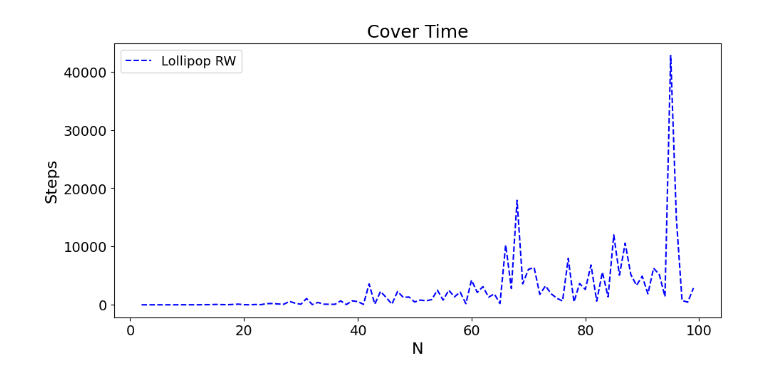
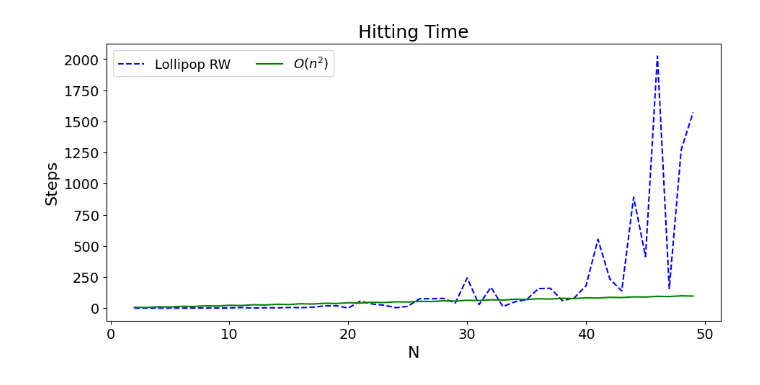
Before and after one commit to JaimePSantos/DynamicRandomWalks, a Jupyter notebook: HT-Static_Lollipop.ipynb, the cells around one changed output. Saved outputs shown, nothing was run; the diff lists cells and outputs as text; code cells hidden in the pictures.

```diff
--- a/HT-Static_Lollipop.ipynb
+++ b/HT-Static_Lollipop.ipynb
@@ -63,13 +63,20 @@ def estimate_hitting_time(m_values, n_values, start_vertex, end_vertex, num_simu
         hitting_times.append(average_hitting_time)
 
     return hitting_times
+
+def theoretical_hitting_time(n):
+    hitting_times = []
+    for i in n:
+        hitting_times.append(i^3)
+
+    return hitting_times
 # %%
-m_range = range(2, 100)
+m_range = range(2, 50)
 # m = 20
-n_range = range(2, 100)
+n_range = range(2, 50)
 # n = 20
 sum_range = []
-samples = 100
+samples = 300
 
 sum_range = list(map(lambda x, y: x + y, m_range, n_range))
 
@@ -82,10 +89,13 @@ print(f'Looking for: \n-----> {hitting_times_file}')
 
 if os.path.exists(hitting_times_file):
     hitting_times = load_list_from_file(hitting_times_file)
+    theoretical_hitting_times = theoretical_hitting_time(sum_range)
     print('\nFile exists!')
 else:
     print('\nFile Doesnt Exist!')
     hitting_times = estimate_hitting_time(m_range,n_range,initVertex,targetVertex,samples)
+    theoretical_hitting_times = theoretical_hitting_time(sum_range)
+
     write_list_to_file(hitting_times_file, hitting_times)
 # %% [output]
 Looking for:
@@ -108,31 +105,31 @@ Calculatig hitting time for m = 99 and n=99
 # %%
-alphaLabelList = [r'Lollipop RW',r'$O(n^3)$']
+alphaLabelList = [r'Lollipop RW',r'$O(n^2)$']
 
 params = {
     'font_size' : 14,
     'figsize': (11, 5),
-    'plot_title' : f'Cover Time',
+    'plot_title' : f'Hitting Time',
     'x_label' : 'N',
     'y_label' : "Steps",
     'legend_labels' : alphaLabelList,
     'legend_loc': "best",
     # 'legend_title' : r'$\alpha$',
     'legend_ncol' : 3,
     'color_list' : ['#0000FF', '#008000', '#525252'],
     'line_style_list' : ['--', '-','-.' ],
     # 'save_path' : f'Output/OrientedDynamics/orientedDynamics_N{N}_NWALKS{len(alphaList)}_Alphas{str([round(a, 2) for a in alphaList]).replace(", ", "-").replace("[", "").replace("]", "")}_TMAX{round(t)}.png',
     'use_loglog': False,
     'use_cbar' : False,
     'cbar_label' : None,
     'cbar_ticks' : None,
     'cbar_tick_labels' : None,
     'x_lim' : None,
     # 'x_num_ticks' : 7,
     # 'y_num_ticks' : 7,
     # 'x_round_val' : 1,
     # 'y_round_val' : 3,
 }
 
-plot_qwak(x_value_matrix = [list(n_range),list(n_range)] , y_value_matrix = [hitting_times],**params)
+plot_qwak(x_value_matrix = [list(n_range),list(n_range)] , y_value_matrix = [hitting_times,theoretical_hitting_times],**params)
 # %% [output]
-[figure, old version]
+[figure, new version]
```
Also changed, not shown: parts of 1 cell of this notebook, 4 other files.
